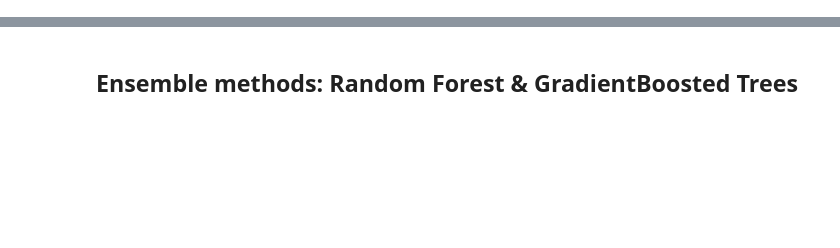
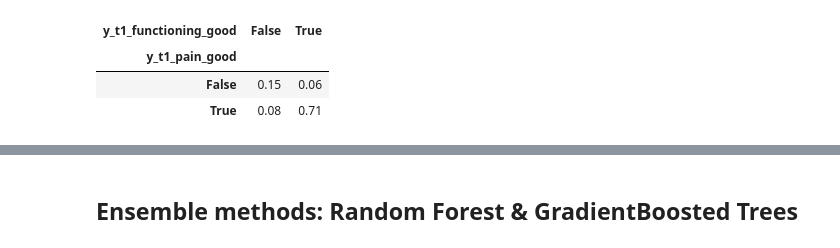
Before and after one commit to EAISI/application-project-nhs-proms, a Jupyter notebook: notebooks/4.0-modeling-clustering-classification.ipynb, the cells around one changed output, grey strips where cells are left out. Cells and saved outputs as stored; diff of their text form; code cells hidden in the pictures; blank space fills up the shorter version.

```diff
--- a/notebooks/4.0-modeling-clustering-classification.ipynb
+++ b/notebooks/4.0-modeling-clustering-classification.ipynb
@@ -66 +159,8 @@ df = pd.read_parquet('https://github.com/dkapitan/jads-nhs-proms/blob/master/dat
+# %%
+pd.crosstab(df_train.y_t1_pain_good, df_train.y_t1_functioning_good, normalize=True)
+# %% [output]
+| y_t1_functioning_good | False | True |
+| y_t1_pain_good |  |  |
+| False | 0.15 | 0.06 |
+| True | 0.08 | 0.71 |
 # %%
```
Also changed, not shown: parts of 27 cells of this notebook, 4 other files.
